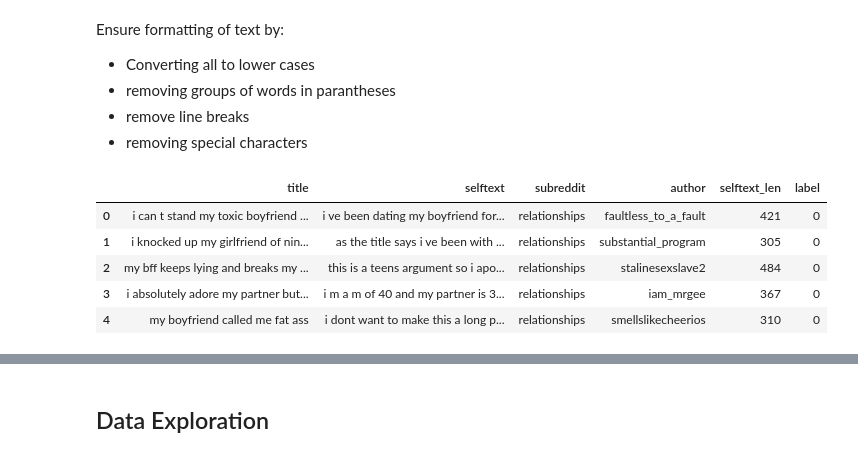
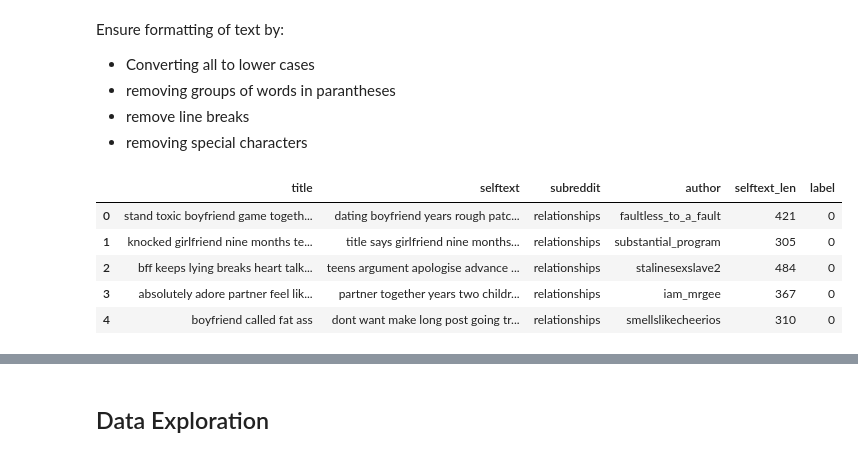
Before and after one commit to bearylogical/ga-assignments, a Jupyter notebook: project_3/Project_3.ipynb, the cells around one changed output, grey strips where cells are left out. Saved outputs shown, nothing was run; the diff lists cells and outputs as text; code cells hidden in the pictures.

```diff
--- a/project_3/Project_3.ipynb
+++ b/project_3/Project_3.ipynb
@@ -229,8 +229,8 @@ subset_relationships_clean = df_relationships_clean.sample(n=1800,random_state=6
 subset_conf_clean = df_conf_clean.sample(n=1800,random_state=666)
 # %%
 # combine both subsets into a DF
-df = subset_relationships_clean.append(subset_conf_clean,ignore_index=True)
-df.subreddit.value_counts()
+df_pre = subset_relationships_clean.append(subset_conf_clean,ignore_index=True)
+df_pre.subreddit.value_counts()
 # %% [output]
 confessions      1800
 relationships    1800
@@ -238,8 +238,8 @@ Name: subreddit, dtype: int64
 # %%
 # create target class columns 0 = relationships, 1 = confessions
 
-df['label'] = df.subreddit.map({'relationships':'0','confessions':'1'})
-df.head()
+df_pre['label'] = df_pre.subreddit.map({'relationships':'0','confessions':'1'})
+df_pre.head()
 # %% [output]
 |  | title | selftext | subreddit | author | selftext_len | label |
 | 0 | I (23F) can't stand my toxic boyf... | I've been dating my boyfriend for... | relationships | faultless_to_a_fault | 421 | 0 |
@@ -266,16 +266,21 @@ def clean_text(text):
     removed_special = re.sub(r'[^0-9a-zA-Z ]+',' ',str(no_br_paret_text))
     #04 remove xamp200b
     remove_xamp200b = re.sub(r'ampx200b',' ',str(removed_special))
+    #05 remove digits
+    result = re.sub(r'\d+', '', remove_xamp200b).split()
     #05 split into individual words
+    meaningful_words = [w for w in result if not w in stops]
 
-    return remove_xamp200b
+    # 6. Join the words back into one string separated by space,
+    # and return the result.
+    return(" ".join(meaningful_words))
 # %%
-df[['title','selftext']] = df[['title','selftext']].applymap(clean_text)
+df[['title','selftext']] = df_pre[['title','selftext']].applymap(clean_text)
 df.head()
 # %% [output]
 |  | title | selftext | subreddit | author | selftext_len | label |
-| 0 | i can t stand my toxic boyfriend ... | i ve been dating my boyfriend for... | relationships | faultless_to_a_fault | 421 | 0 |
-| 1 | i knocked up my girlfriend of nin... | as the title says i ve been with ... | relationships | substantial_program | 305 | 0 |
-| 2 | my bff keeps lying and breaks my ... | this is a teens argument so i apo... | relationships | stalinesexslave2 | 484 | 0 |
-| 3 | i absolutely adore my partner but... | i m a m of 40 and my partner is 3... | relationships | iam_mrgee | 367 | 0 |
-| 4 | my boyfriend called me fat ass | i dont want to make this a long p... | relationships | smellslikecheerios | 310 | 0 |
+| 0 | stand toxic boyfriend game togeth... | dating boyfriend years rough patc... | relationships | faultless_to_a_fault | 421 | 0 |
+| 1 | knocked girlfriend nine months te... | title says girlfriend nine months... | relationships | substantial_program | 305 | 0 |
+| 2 | bff keeps lying breaks heart talk... | teens argument apologise advance ... | relationships | stalinesexslave2 | 484 | 0 |
+| 3 | absolutely adore partner feel lik... | partner together years two childr... | relationships | iam_mrgee | 367 | 0 |
+| 4 | boyfriend called fat ass | dont want make long post going tr... | relationships | smellslikecheerios | 310 | 0 |
```
Also changed, not shown: parts of 19 cells of this notebook.
